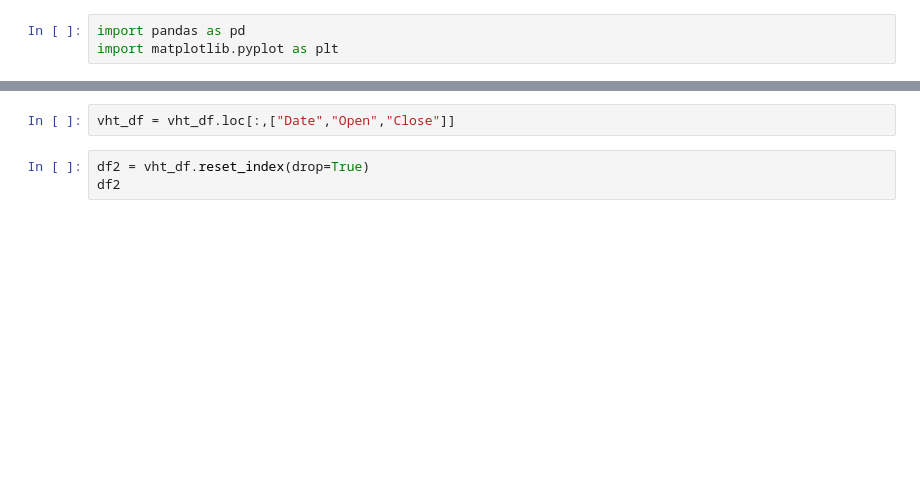
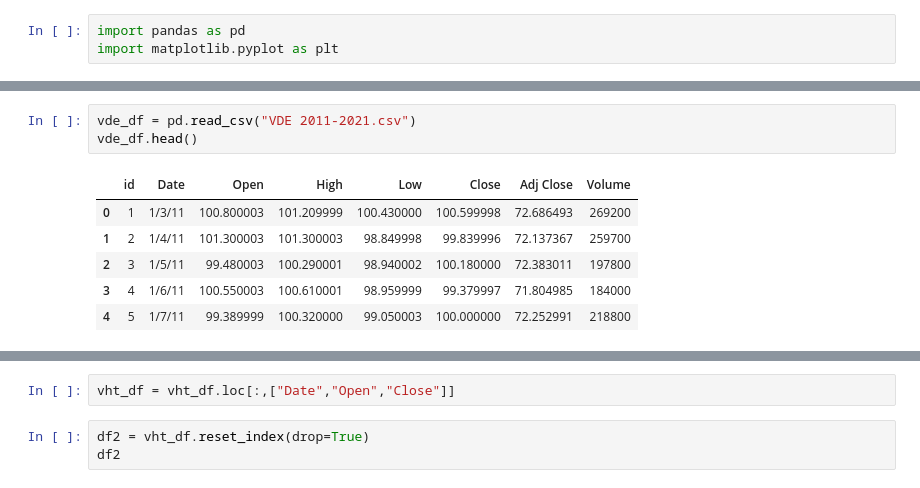
Before and after one commit to bwill09/Stock-Prediction-GROUP2, a Jupyter notebook: Final Project Code.ipynb, the cells around one changed output, grey strips where cells are left out. Cells and saved outputs as stored; diff of their text form; blank space fills up the shorter version.

```diff
--- a/Final Project Code.ipynb
+++ b/Final Project Code.ipynb
@@ -24,3 +24,13 @@ vde_df.head()
+# %%
+vde_df = pd.read_csv("VDE 2011-2021.csv")
+vde_df.head()
+# %% [output]
+|  | id | Date | Open | High | Low | Close | Adj Close | Volume |
+| 0 | 1 | 1/3/11 | 100.800003 | 101.209999 | 100.430000 | 100.599998 | 72.686493 | 269200 |
+| 1 | 2 | 1/4/11 | 101.300003 | 101.300003 | 98.849998 | 99.839996 | 72.137367 | 259700 |
+| 2 | 3 | 1/5/11 | 99.480003 | 100.290001 | 98.940002 | 100.180000 | 72.383011 | 197800 |
+| 3 | 4 | 1/6/11 | 100.550003 | 100.610001 | 98.959999 | 99.379997 | 71.804985 | 184000 |
+| 4 | 5 | 1/7/11 | 99.389999 | 100.320000 | 99.050003 | 100.000000 | 72.252991 | 218800 |
 # %%
 vht_df = pd.read_csv("VHT 2004-2021.csv")
 vht_df.head()
```
Also changed, not shown: parts of 13 cells of this notebook, 7 other files.
